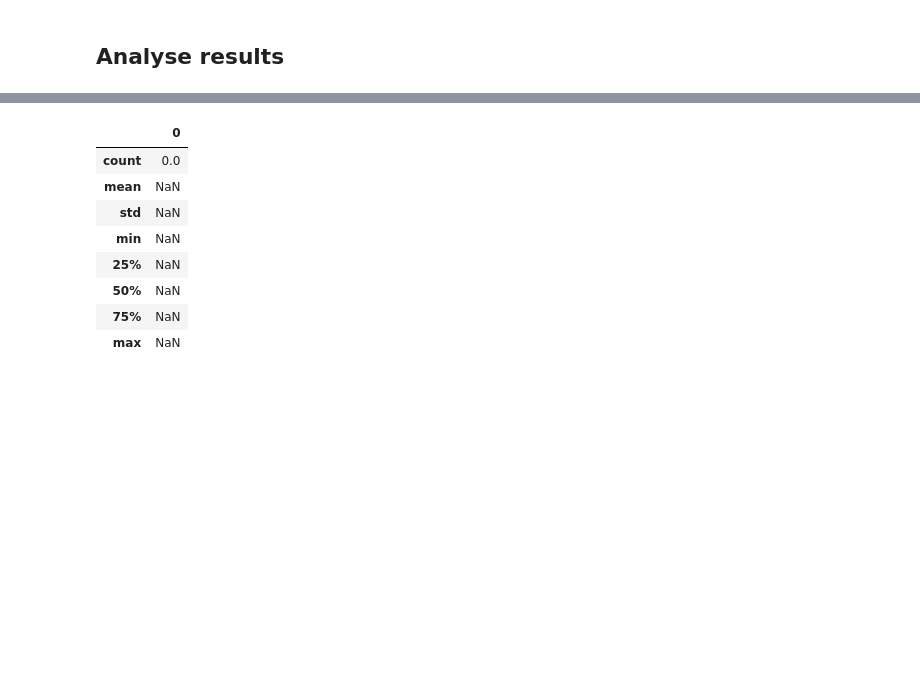
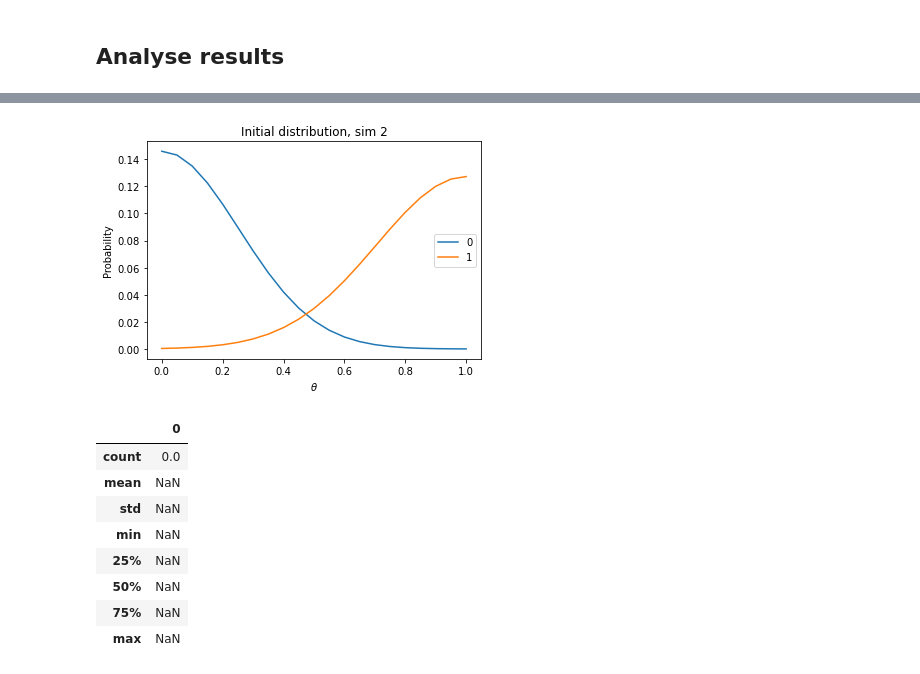
Before and after one commit to YutongB/Opinion-Dynamics, a Jupyter notebook: notebooks/interact.ipynb, the cells around one changed output, grey strips where cells are left out. Saved outputs shown, nothing was run; the diff lists cells and outputs as text; code cells hidden in the pictures; blank space fills up the shorter version.

```diff
--- a/notebooks/interact.ipynb
+++ b/notebooks/interact.ipynb
@@ -28,3 +32,7 @@ sim = res[0]
+# %%
+res[2].plot_initial_distr()
+# %% [output]
+[figure, added]
 # %%
 pd.DataFrame(sim.data.mean_list[500:,-1]).describe()
 # %% [output]
```
Also changed, not shown: parts of 1 cell of this notebook, 6 other files.
